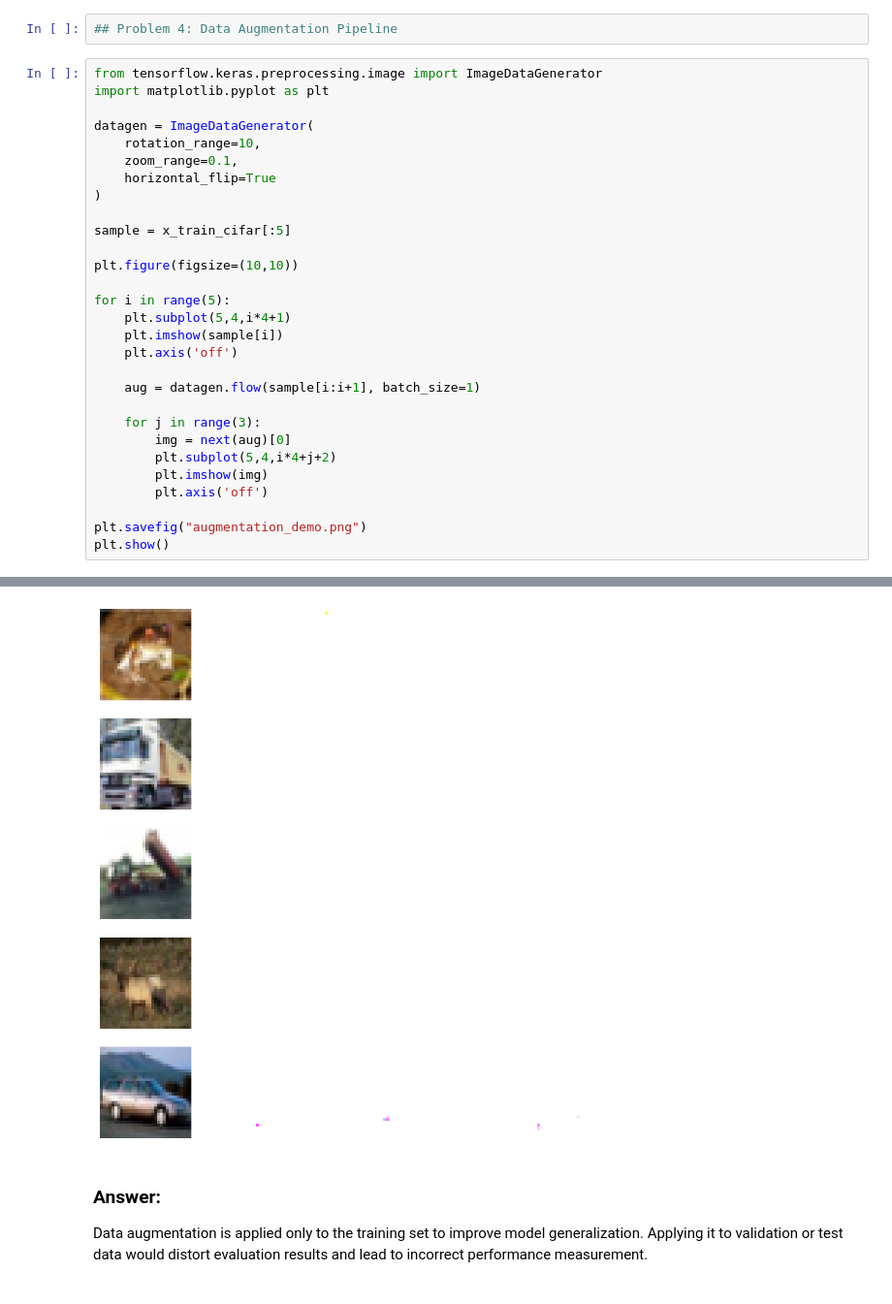
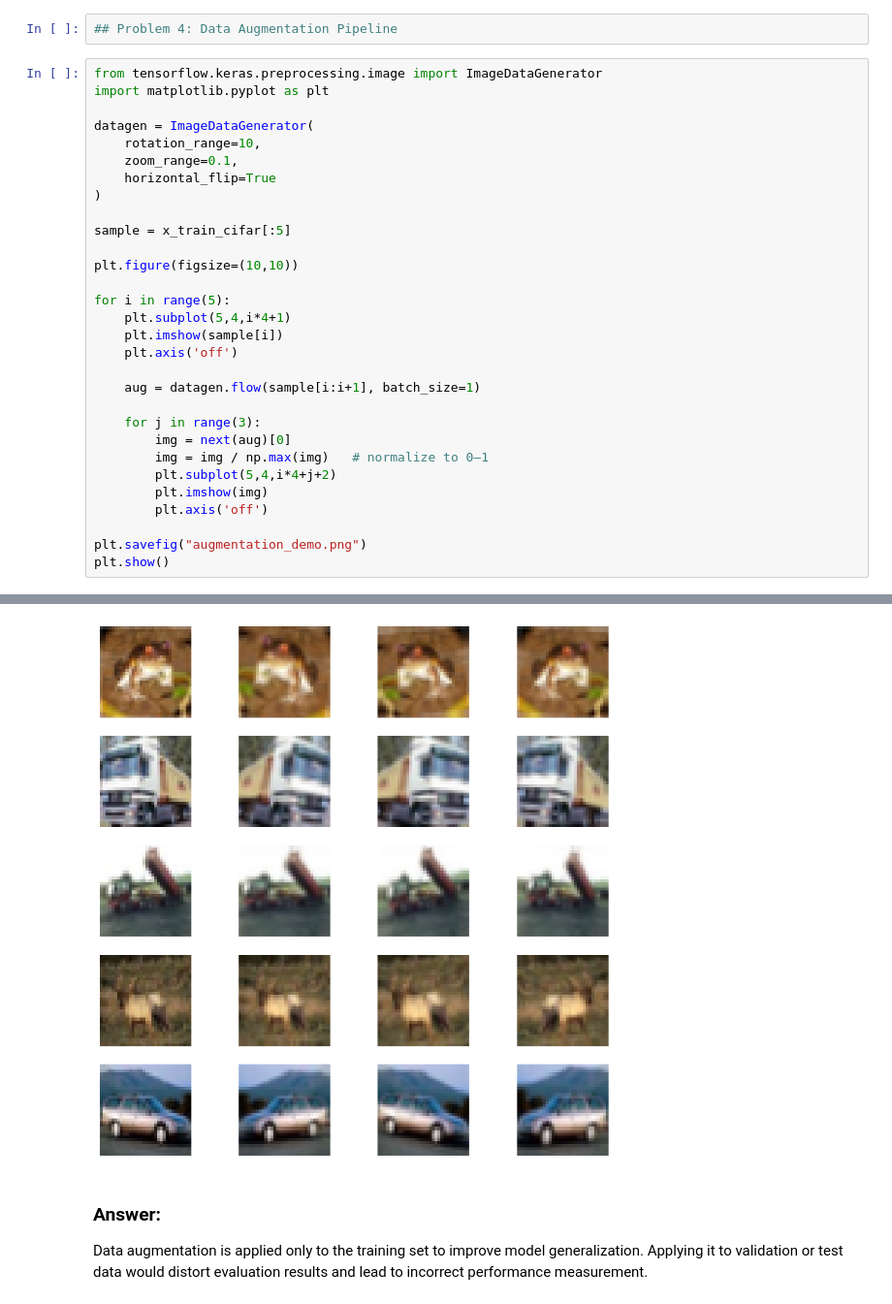
Before and after one commit to cd3004/CNN-Lab-Assignment, a Jupyter notebook: 24cd3004_CNN_Lab.ipynb, the cells around one changed output, grey strips where cells are left out. Shown at 97% size. Cells and saved outputs as stored; diff of their text form.

```diff
--- a/24cd3004_CNN_Lab.ipynb
+++ b/24cd3004_CNN_Lab.ipynb
@@ -146,6 +146,7 @@ for i in range(5):
 
     for j in range(3):
         img = next(aug)[0]
+        img = img / np.max(img)   # normalize to 0–1
         plt.subplot(5,4,i*4+j+2)
         plt.imshow(img)
         plt.axis('off')
@@ -171,4 +157,4 @@ WARNING:matplotlib.image:Clipping input data to the valid range for imshow with
-[figure, old version]
+[figure, new version]
 # %% [markdown]
 ### Answer:
 
```
Also changed, not shown: parts of 1 cell of this notebook.
